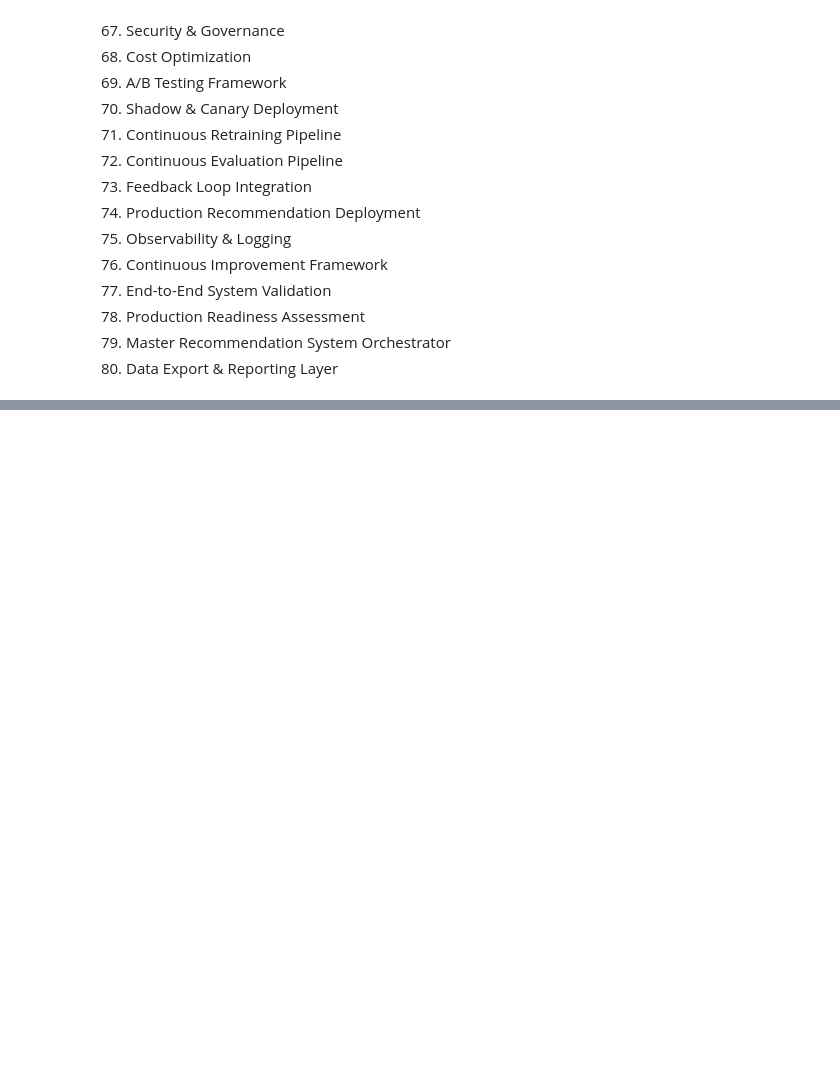
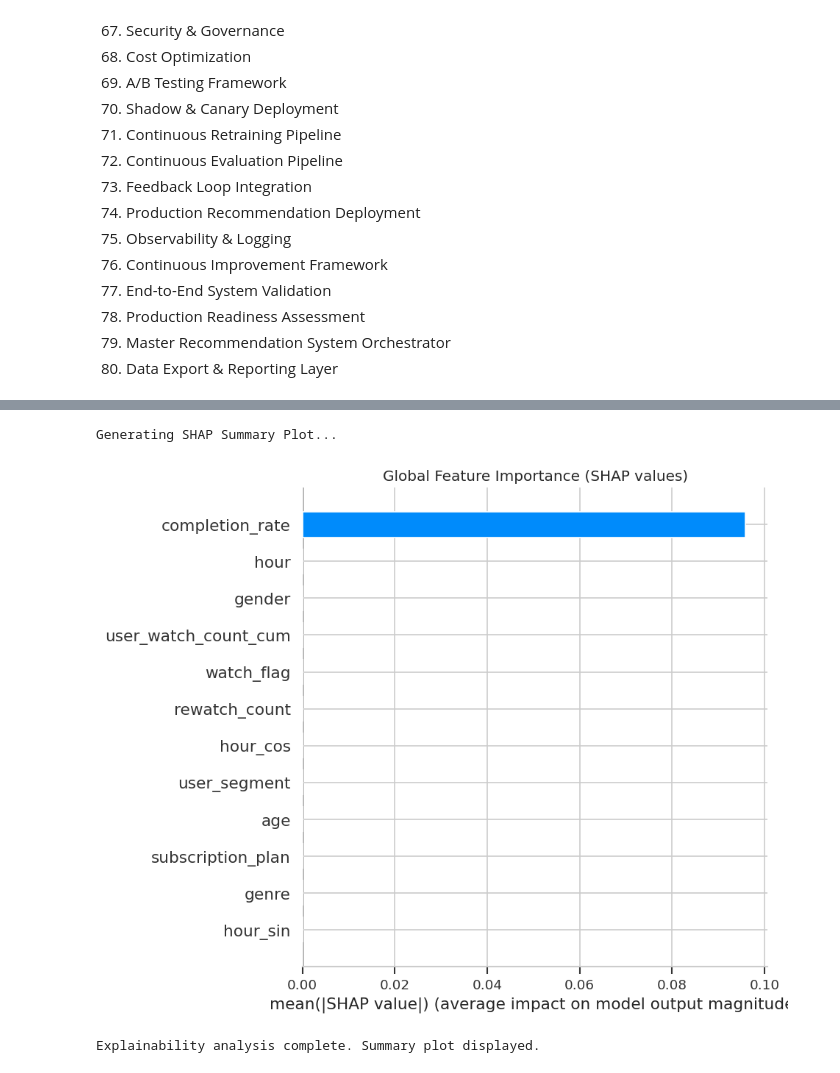
Before and after one commit to ajaychaudhary8104/End_to_End_ML_project_for_Youtube_Scale_Recommendation_System, a Jupyter notebook: research/01_end_to_end_recommendation_system.ipynb, the cells around one changed output, grey strips where cells are left out. Cells and saved outputs as stored; diff of their text form; code cells hidden in the pictures; blank space fills up the shorter version.

```diff
--- a/research/01_end_to_end_recommendation_system.ipynb
+++ b/research/01_end_to_end_recommendation_system.ipynb
@@ -86,0 +3568,47 @@ PRODUCTION MLOPS LAYER
+# %%
+!pip install shap --quiet
+
+import shap
+import matplotlib.pyplot as plt
+import pandas as pd
+import pickle
+from pathlib import Path
+
+# 1. Load the Ranker Model
+with open('artifacts/models/ranking/lgbm_ranker.pkl', 'rb') as f:
+    ranker_model = pickle.load(f)
+
+# 2. Prepare a sample of the training data for explanation
+train_df = training_assets['train']
+X_sample = train_df[selected_feature_names].sample(min(100, len(train_df)))
+
+# Fix: Explicitly align categorical types with the trained model's expectations
+for col in X_sample.columns:
+    if train_df[col].dtype.name == 'category' or train_df[col].dtype == 'object':
+        # Use categories from the original training assets
+        train_categories = train_df[col].astype('category').cat.categories
+        X_sample[col] = pd.Categorical(X_sample[col], categories=train_categories)
+
+# 3. Initialize SHAP Explainer
+# Using the raw LightGBM model for better compatibility with TreeExplainer
+explainer = shap.TreeExplainer(ranker_model)
+shap_values = explainer.shap_values(X_sample)
+
+# 4. Visualization: Feature Importance (Summary Plot)
+print("Generating SHAP Summary Plot...")
+plt.figure(figsize=(10, 6))
+# Summary plot for the binary classification (index 1 is the positive class)
+# LightGBM binary shap_values can be a list; we handle the positive class index
+shap_vals_to_plot = shap_values[1] if isinstance(shap_values, list) else shap_values
+
+shap.summary_plot(shap_vals_to_plot, X_sample, plot_type="bar", show=False)
+plt.title("Global Feature Importance (SHAP values)")
+plt.show()
+
+# 5. Save explanation artifacts
+Path('artifacts/monitoring/explainability').mkdir(parents=True, exist_ok=True)
+print("Explainability analysis complete. Summary plot displayed.")
+# %% [output]
+Generating SHAP Summary Plot...
+[figure, added]
+Explainability analysis complete. Summary plot displayed.
```
Also changed, not shown: parts of 128 cells of this notebook.
